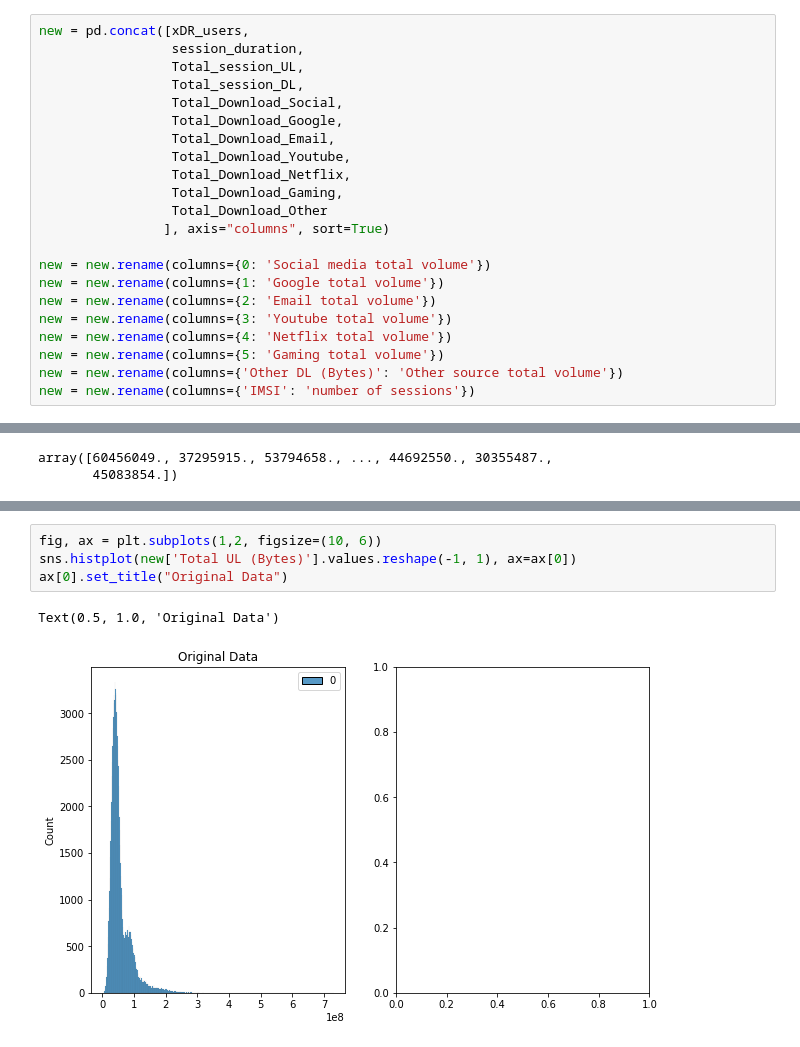
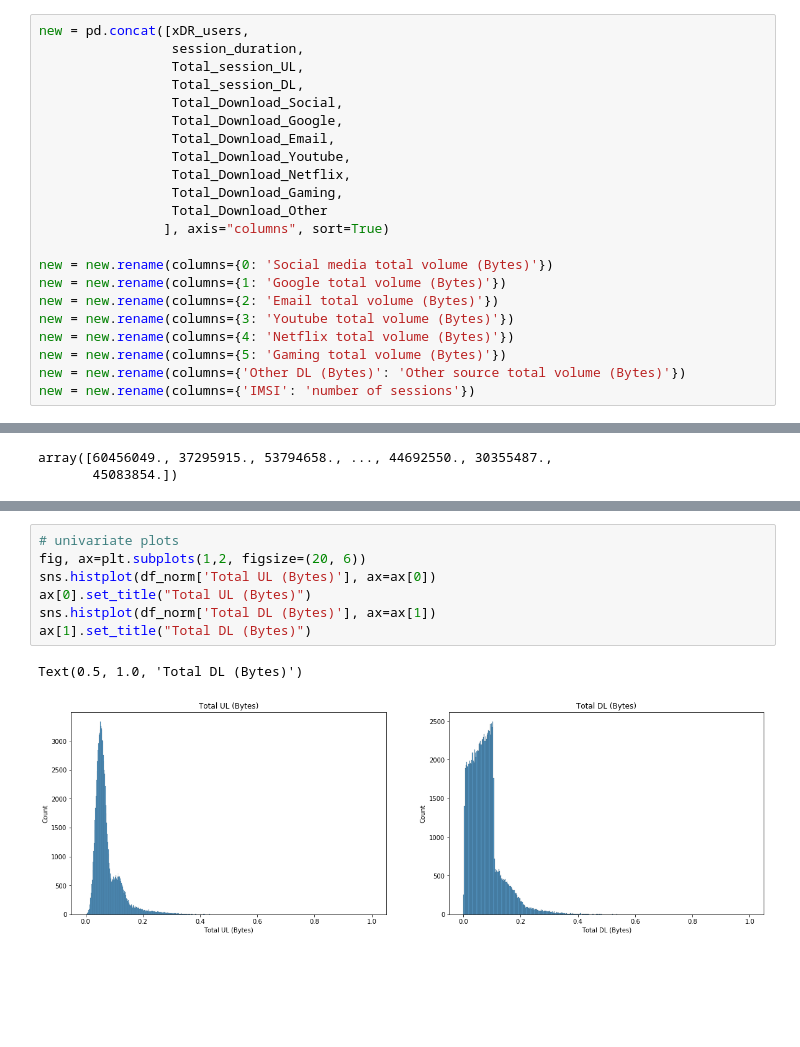
Before and after one commit to maxi1571/Telecommunication-User-Analytics, a Jupyter notebook: notebooks/data_analysis.ipynb, the cells around one changed output, grey strips where cells are left out. Saved outputs shown, nothing was run; the diff lists cells and outputs as text; blank space fills up the shorter version.

Commit message:
Update data_anaysis.ipynb

```diff
--- a/notebooks/data_analysis.ipynb
+++ b/notebooks/data_analysis.ipynb
@@ -384,13 +384,13 @@ new = pd.concat([xDR_users,
                  Total_Download_Other
                 ], axis="columns", sort=True)
 
-new = new.rename(columns={0: 'Social media total volume'})
-new = new.rename(columns={1: 'Google total volume'})
-new = new.rename(columns={2: 'Email total volume'})
-new = new.rename(columns={3: 'Youtube total volume'})
-new = new.rename(columns={4: 'Netflix total volume'})
-new = new.rename(columns={5: 'Gaming total volume'})
-new = new.rename(columns={'Other DL (Bytes)': 'Other source total volume'})
+new = new.rename(columns={0: 'Social media total volume (Bytes)'})
+new = new.rename(columns={1: 'Google total volume (Bytes)'})
+new = new.rename(columns={2: 'Email total volume (Bytes)'})
+new = new.rename(columns={3: 'Youtube total volume (Bytes)'})
+new = new.rename(columns={4: 'Netflix total volume (Bytes)'})
+new = new.rename(columns={5: 'Gaming total volume (Bytes)'})
+new = new.rename(columns={'Other DL (Bytes)': 'Other source total volume (Bytes)'})
 new = new.rename(columns={'IMSI': 'number of sessions'})
 # %%
 new.head(10)
@@ -443,7 +464,10 @@ from sklearn.preprocessing import MinMaxScaler
 # %%
-fig, ax = plt.subplots(1,2, figsize=(10, 6))
-sns.histplot(new['Total UL (Bytes)'].values.reshape(-1, 1), ax=ax[0])
-ax[0].set_title("Original Data")
+# univariate plots
+fig, ax=plt.subplots(1,2, figsize=(20, 6))
+sns.histplot(df_norm['Total UL (Bytes)'], ax=ax[0])
+ax[0].set_title("Total UL (Bytes)")
+sns.histplot(df_norm['Total DL (Bytes)'], ax=ax[1])
+ax[1].set_title("Total DL (Bytes)")
 # %% [output]
-Text(0.5, 1.0, 'Original Data')
+Text(0.5, 1.0, 'Total DL (Bytes)')
-[figure, old version]
+[figure, new version]
```
Also changed, not shown: parts of 12 cells of this notebook.
